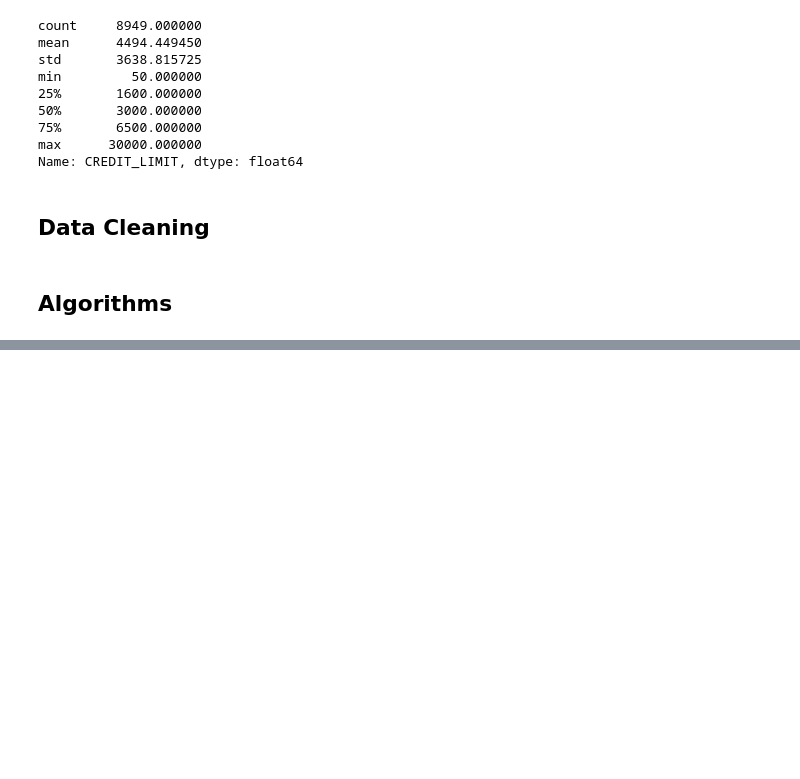
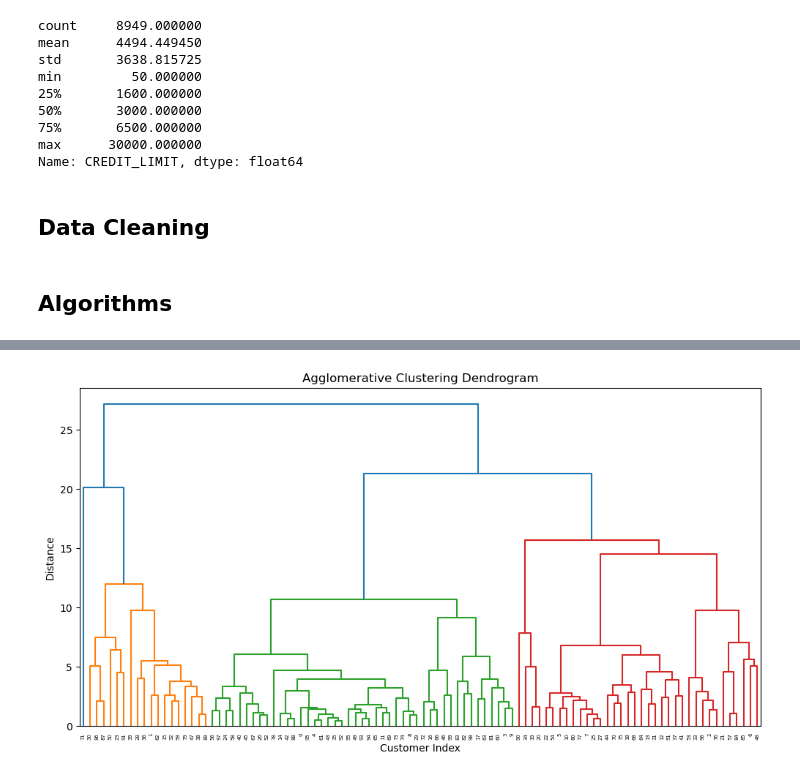
Before and after one commit to lucas-ben/mba-business-analytics, a Jupyter notebook: courses/machine-learning/Assignment 1/Bank Marketing Data/LucasBen_mban6120_assignment2.ipynb, the cells around one changed output, grey strips where cells are left out. Saved outputs shown, nothing was run; the diff lists cells and outputs as text; code cells hidden in the pictures; blank space fills up the shorter version.

```diff
--- a/courses/machine-learning/Assignment 1/Bank Marketing Data/LucasBen_mban6120_assignment2.ipynb
+++ b/courses/machine-learning/Assignment 1/Bank Marketing Data/LucasBen_mban6120_assignment2.ipynb
@@ -219,0 +434,3 @@ dbscan = Pipeline([
+# %%
+dbscan_labels = dbscan.named_steps['clusterer'].labels_
+df['dbscan_cluster'] = dbscan_labels
@@ -219,0 +468,4 @@ dbscan = Pipeline([
+# %%
+agglomerative.fit(df)
+agglo_labels = agglomerative.named_steps['clusterer'].labels_
+df['agglo_cluster'] = agglo_labels
@@ -219,0 +490,16 @@ dbscan = Pipeline([
+# %%
+transformed_data = agglomerative.named_steps['scaler'].transform(
+    agglomerative.named_steps['preprocessor'].transform(df)
+)
+
+sample_data = transformed_data[:100]
+Z = linkage(sample_data, method='ward')
+
+plt.figure(figsize=(12, 6))
+dendrogram(Z)
+plt.title('Agglomerative Clustering Dendrogram')
+plt.xlabel('Customer Index')
+plt.ylabel('Distance')
+plt.show()
+# %% [output]
+[figure, added]
```
Also changed, not shown: parts of 20 cells of this notebook.
